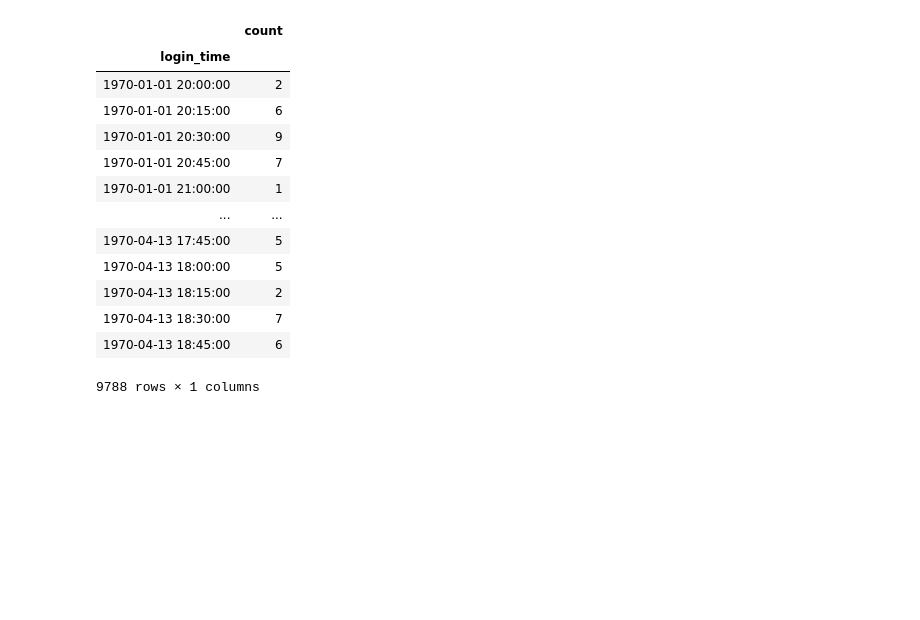
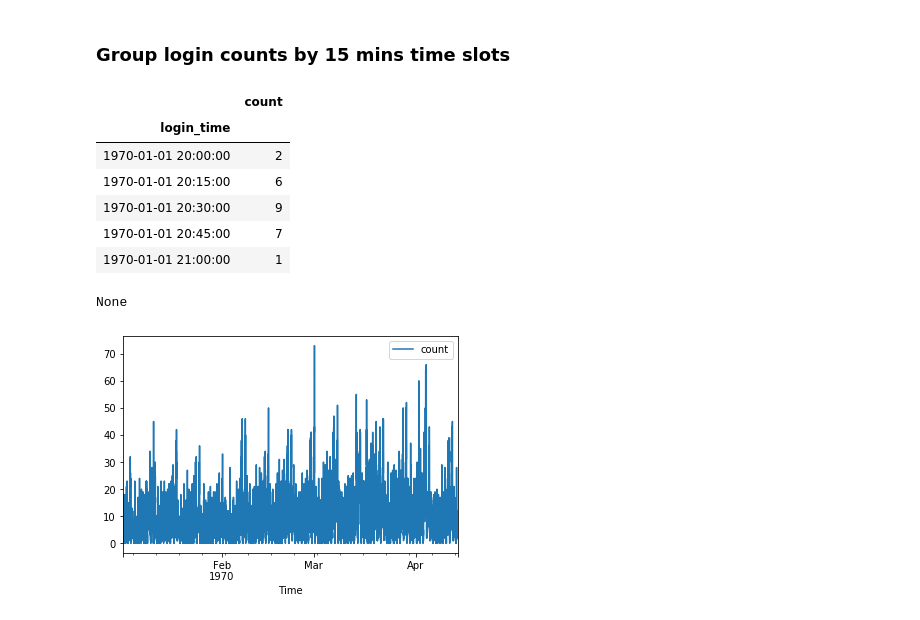
Before and after one commit to adriensaremi/Springboard, a Jupyter notebook: Mini_projects/ultimate_challenge_1/part_1.ipynb, the cells around one changed output. Cells and saved outputs as stored; diff of their text form; code cells hidden in the pictures; blank space fills up the shorter version.

```diff
--- a/Mini_projects/ultimate_challenge_1/part_1.ipynb
+++ b/Mini_projects/ultimate_challenge_1/part_1.ipynb
@@ -29,17 +29,19 @@ json_df.head(10)
-# %%
-json_df.groupby(pd.Grouper(freq='15Min')).sum()
-# %% [output]
-|  | count |
-| login_time |  |
-| 1970-01-01 20:00:00 | 2 |
-| 1970-01-01 20:15:00 | 6 |
-| 1970-01-01 20:30:00 | 9 |
-| 1970-01-01 20:45:00 | 7 |
-| 1970-01-01 21:00:00 | 1 |
-| ... | ... |
-| 1970-04-13 17:45:00 | 5 |
-| 1970-04-13 18:00:00 | 5 |
-| 1970-04-13 18:15:00 | 2 |
-| 1970-04-13 18:30:00 | 7 |
-| 1970-04-13 18:45:00 | 6 |
-9788 rows × 1 columns
+# %% [markdown]
+### Group login counts by 15 mins time slots
+# %%
+tdf =  json_df.groupby(pd.Grouper(freq='15Min')).sum()
+display(display(tdf.head(5)))
+tdf['time'] = tdf.index
+tdf.plot(y='count')
+plt.xlabel('Time')
+plt.show()
+# %% [output]
+|  | count |
+| login_time |  |
+| 1970-01-01 20:00:00 | 2 |
+| 1970-01-01 20:15:00 | 6 |
+| 1970-01-01 20:30:00 | 9 |
+| 1970-01-01 20:45:00 | 7 |
+| 1970-01-01 21:00:00 | 1 |
+None
+[figure, added]
```
Also changed, not shown: parts of 18 cells of this notebook, 1 other file.
